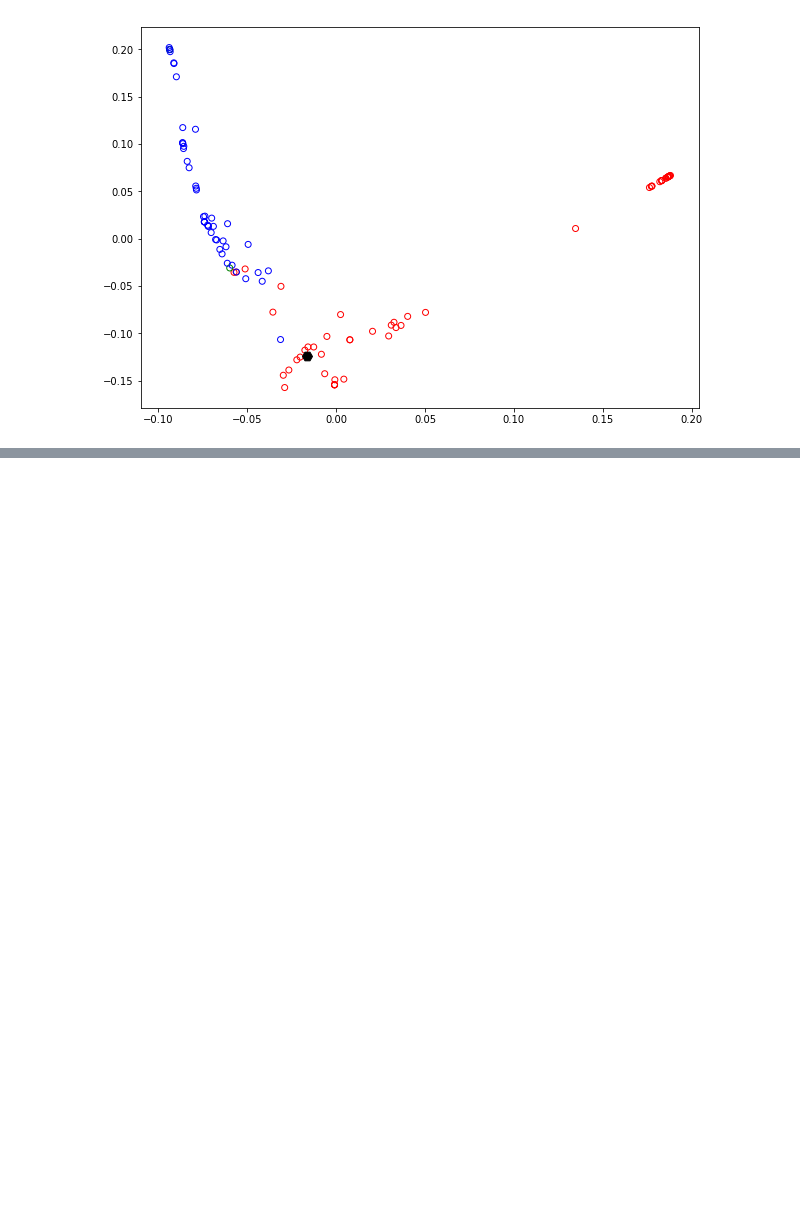
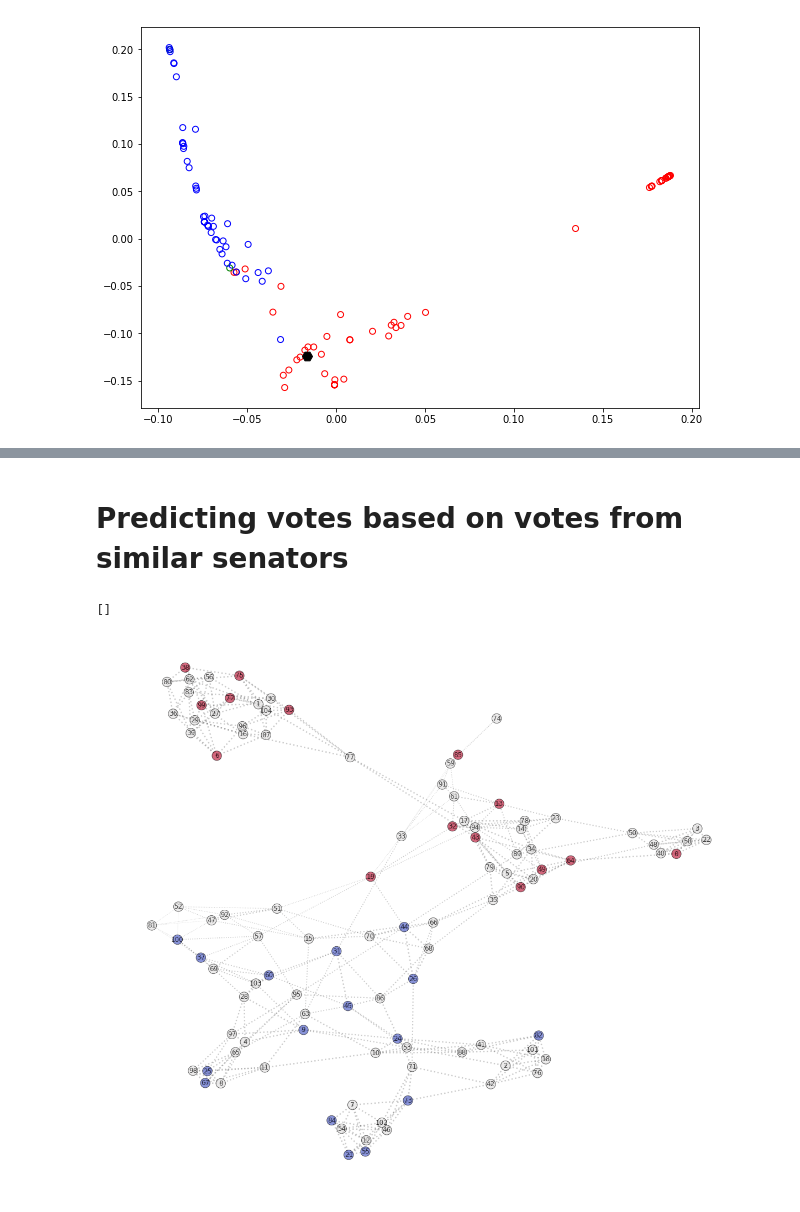
Before and after one commit to lkiel/US-Senators, a Jupyter notebook: Project Demonstration.ipynb, the cells around one changed output, grey strips where cells are left out. Saved outputs shown, nothing was run; the diff lists cells and outputs as text; code cells hidden in the pictures; blank space fills up the shorter version.

```diff
--- a/Project Demonstration.ipynb
+++ b/Project Demonstration.ipynb
@@ -206,0 +177,27 @@ Text(-0.0198171,-0.15,'You')
+# %% [markdown]
+# Predicting votes based on votes from similar senators
+# %%
+# Binarize labels
+labels_bin = labels.copy()
+labels_bin[labels > 0.1] = -1
+labels_bin[labels <= 0.1] = 1
+labels_bin
+
+n = len(labels)
+
+mn_ratio = 0.3 # Ratio of node labels to keep
+m = int(mn_ratio * n)  # Number of measurements.
+
+def get_mask(m):
+    idx = np.random.choice(np.arange(n),m,replace=False)
+    w = np.zeros(n)
+    w[idx] = 1
+    return w
+
+w = get_mask(m)
+
+plt.figure(figsize=(20,18))
+plot_signal(adjacency, w*labels_bin, scale=[-1,1], colormap=plt.get_cmap('coolwarm'))
+# %% [output]
+[]
+[figure, added]
```
Also changed, not shown: parts of 10 cells of this notebook, 1 other file.
